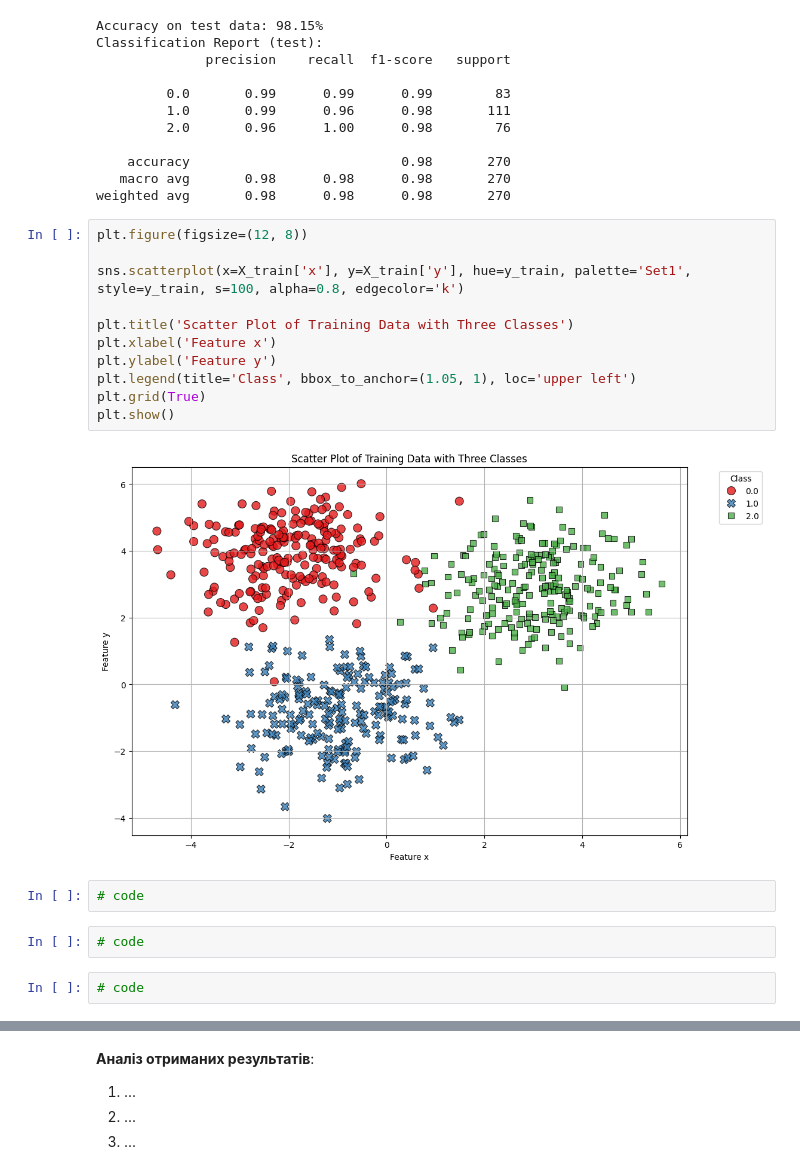
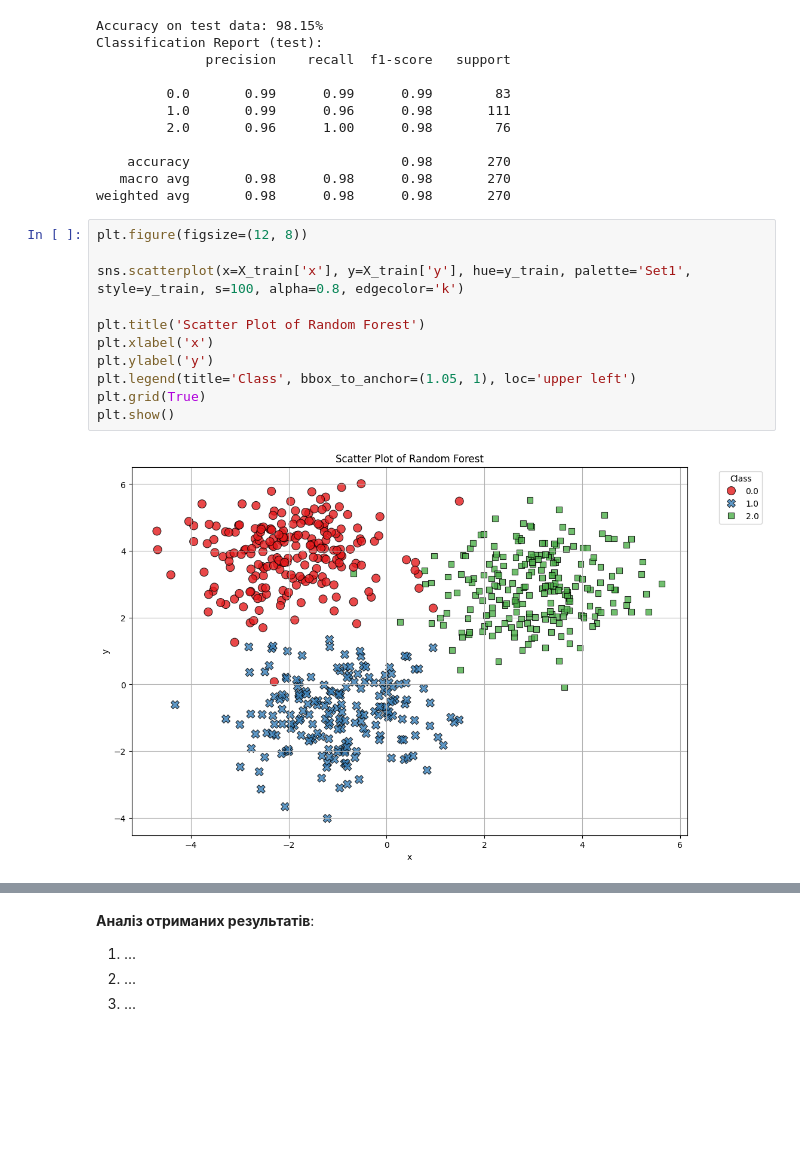
Before and after one commit to kristi5491/data_analytics, a Jupyter notebook: lab3/DM_practice_3.ipynb, the cells around one changed output, grey strips where cells are left out. Drawn from its saved outputs; the diff is of its cells as text; blank space fills up the shorter version.

```diff
--- a/lab3/DM_practice_3.ipynb
+++ b/lab3/DM_practice_3.ipynb
@@ -222,19 +224,13 @@ weighted avg       0.98      0.98      0.98       270
 # %%
 plt.figure(figsize=(12, 8))
 
 sns.scatterplot(x=X_train['x'], y=X_train['y'], hue=y_train, palette='Set1', style=y_train, s=100, alpha=0.8, edgecolor='k')
 
-plt.title('Scatter Plot of Training Data with Three Classes')
-plt.xlabel('Feature x')
-plt.ylabel('Feature y')
+plt.title('Scatter Plot of Random Forest')
+plt.xlabel('x')
+plt.ylabel('y')
 plt.legend(title='Class', bbox_to_anchor=(1.05, 1), loc='upper left')
 plt.grid(True)
 plt.show()
 # %% [output]
-[figure, old version]
+[figure, new version]
-# %%
-# code
-# %%
-# code
-# %%
-# code
```
Also changed, not shown: parts of 22 cells of this notebook.
